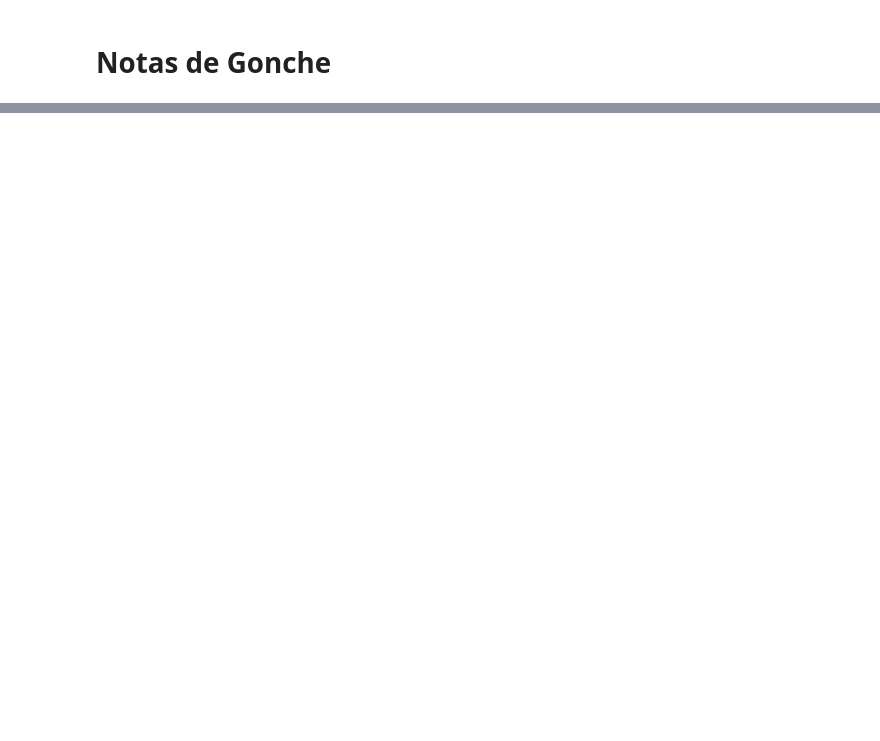
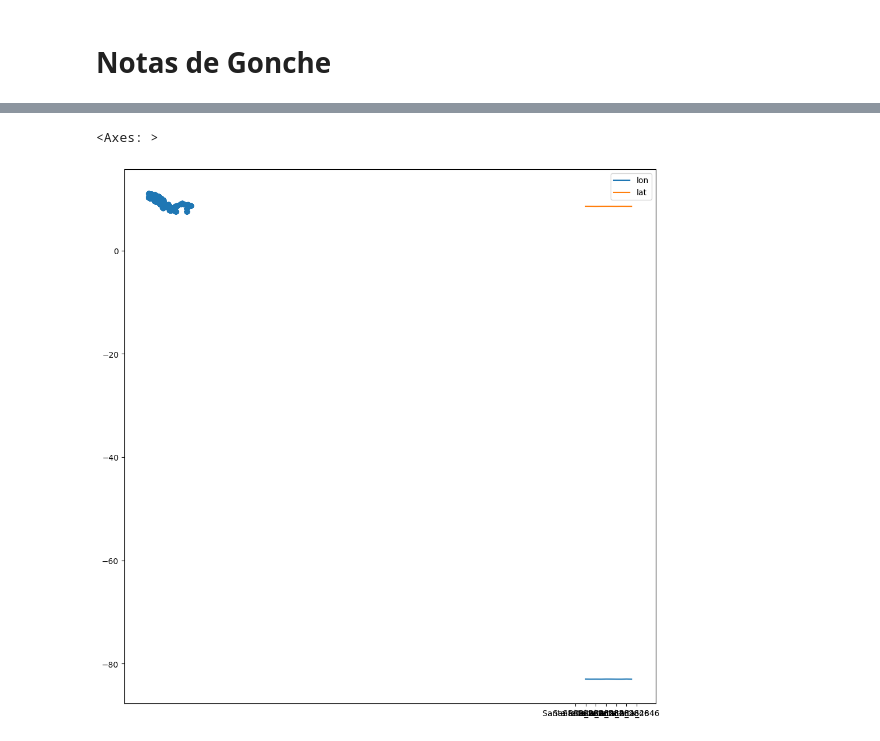
Before and after one commit to minigonche/synthetic_mobility_data_generator, a Jupyter notebook: Gonche's Notes.ipynb, the cells around one changed output, grey strips where cells are left out. Cells and saved outputs as stored; diff of their text form; code cells hidden in the pictures; blank space fills up the shorter version.

```diff
--- a/Gonche's Notes.ipynb
+++ b/Gonche's Notes.ipynb
@@ -226,0 +569,6 @@ edges
+# %%
+ax = local_sample_points.plot(figsize=(12,12))
+possible_sample_points.plot(ax = ax)
+# %% [output]
+<Axes: >
+[figure, added]
```
Also changed, not shown: parts of 71 cells of this notebook, 5 other files.
